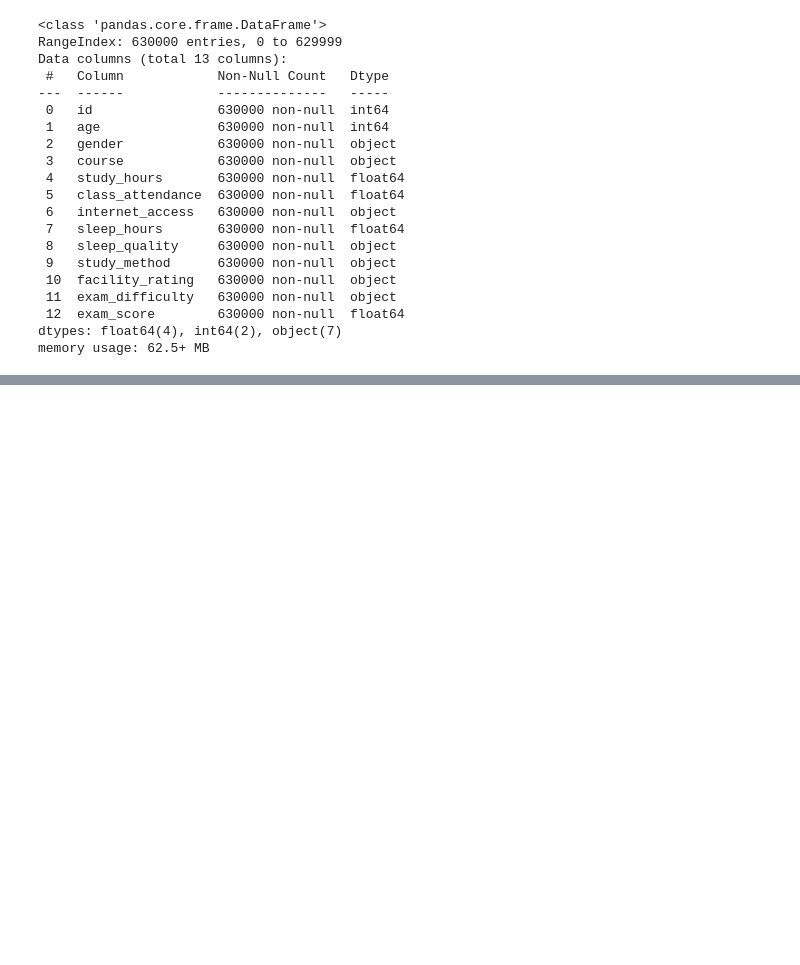
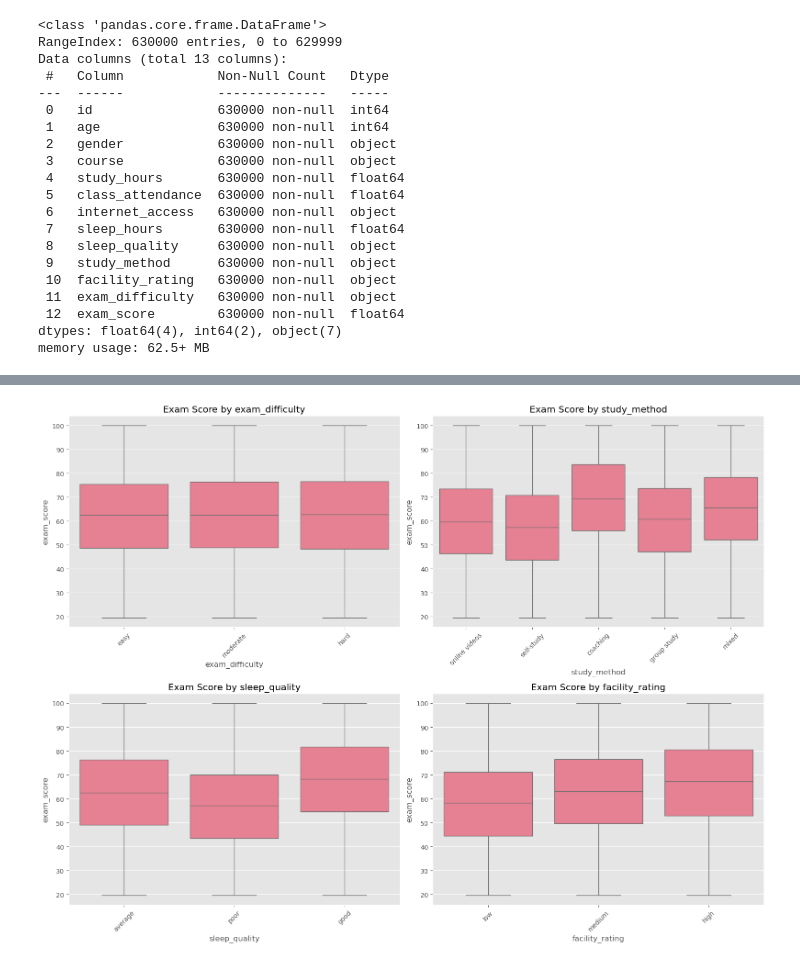
Before and after one commit to g-yunjh/dev, a Jupyter notebook: main.ipynb, the cells around one changed output, grey strips where cells are left out. Saved outputs shown, nothing was run; the diff lists cells and outputs as text; code cells hidden in the pictures; blank space fills up the shorter version.

```diff
--- a/main.ipynb
+++ b/main.ipynb
@@ -50,0 +86,15 @@ memory usage: 62.5+ MB
+# %%
+# 3. 범주형 변수 분석 (Boxplot)
+# '난이도'나 '공부 방법'에 따라 점수 차이가 극명한지 확인
+cat_features = ['exam_difficulty', 'study_method', 'sleep_quality', 'facility_rating']
+
+plt.figure(figsize=(16, 12))
+for i, col in enumerate(cat_features, 1):
+    plt.subplot(2, 2, i)
+    sns.boxplot(data=train_df, x=col, y='exam_score')
+    plt.xticks(rotation=45)
+    plt.title(f'Exam Score by {col}')
+plt.tight_layout()
+plt.show()
+# %% [output]
+[figure, added]
```
Also changed, not shown: parts of 11 cells of this notebook, 1 other file.
